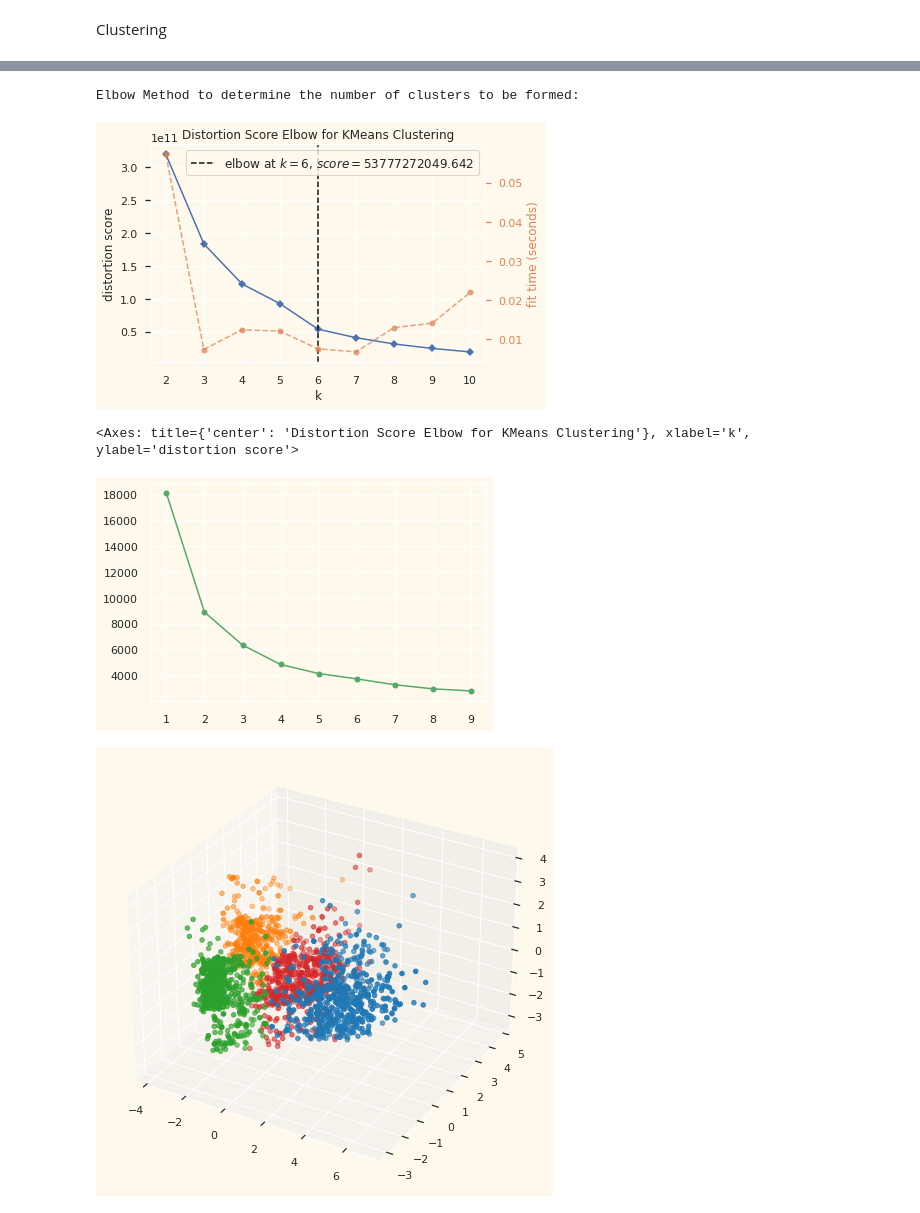
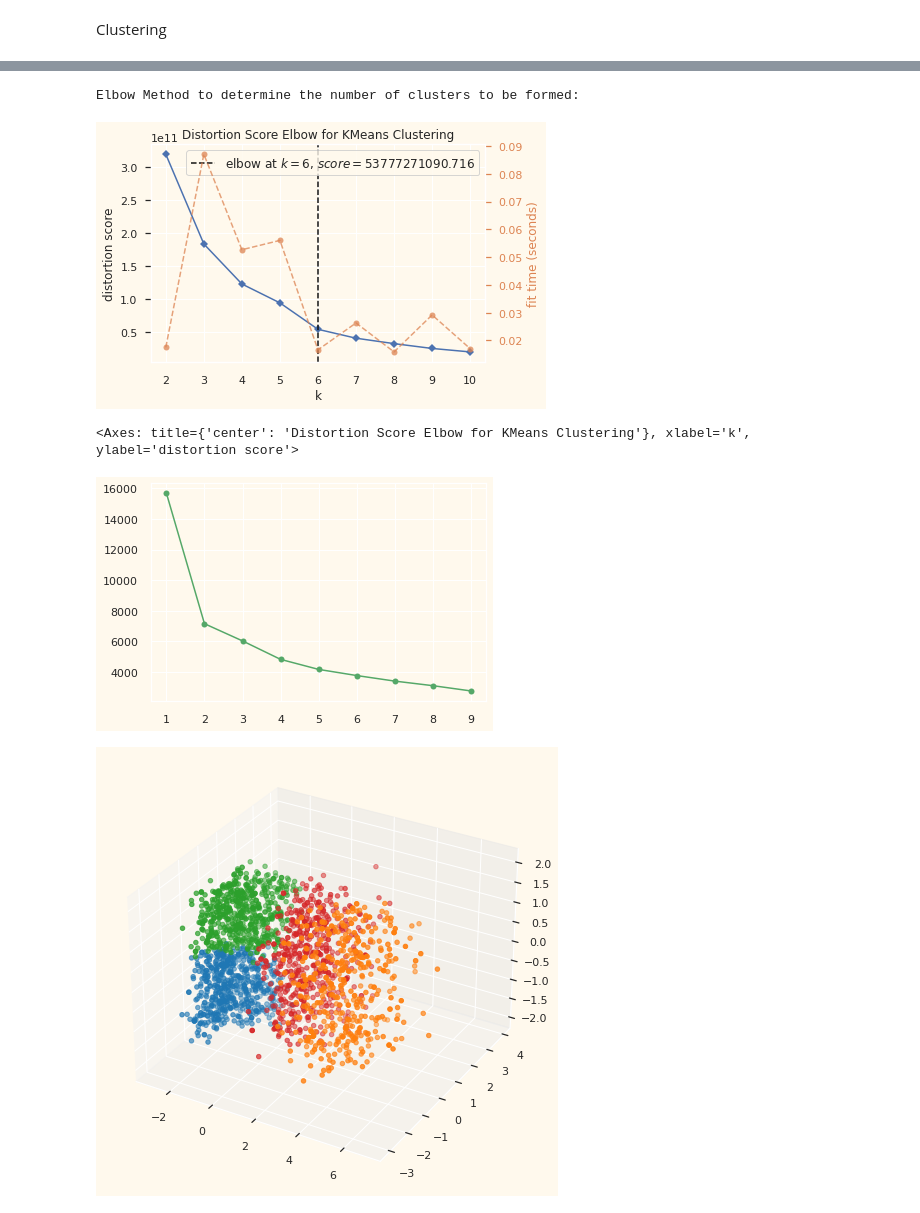
Before and after one commit to nicolaronchini/Clustering, a Jupyter notebook: clustering.ipynb, the cells around one changed output, grey strips where cells are left out. Drawn from its saved outputs; the diff is of its cells as text; code cells hidden in the pictures.

```diff
--- a/clustering.ipynb
+++ b/clustering.ipynb
@@ -479,0 +471,3 @@ data.head()
+# %%
+data = data.drop(["Teenhome","Kidhome"],axis=1)
+data.head()
@@ -524,7 +525,7 @@ Elbow_M.fit(data)
 Elbow_M.show()
 # %% [output]
 Elbow Method to determine the number of clusters to be formed:
-[figure, old version]
+[figure, new version]
 <Axes: title={'center': 'Distortion Score Elbow for KMeans Clustering'}, xlabel='k', ylabel='distortion score'>
 # %%
 from sklearn.cluster import KMeans
@@ -539,18 +540,18 @@ for i in range(1,10):
 plt.plot(range(1,10),ebw,'g',marker='o')
 plt.show()
 # %% [output]
-[figure, old version]
+[figure, new version]
 # %%
-kmeans = KMeans(n_clusters=4)
+kmeans = KMeans(n_clusters=4,n_init=10,max_iter=300,random_state=0,tol=1e-04)
 kmeans.fit(PCA_ds)
 colormap = plt.get_cmap("tab10")
 cluster_colors = colormap(kmeans.labels_)
 fig = plt.figure(figsize=(10,8))
 ax = fig.add_subplot(111, projection="3d")
 ax.scatter(x,y,z,c=cluster_colors)
 plt.show()
 # %% [output]
-[figure, old version]
+[figure, new version]
 # %%
 kmeans2 = KMeans(n_clusters=3)
 kmeans2.fit(PCA_ds)
```
Also changed, not shown: parts of 25 cells of this notebook.
